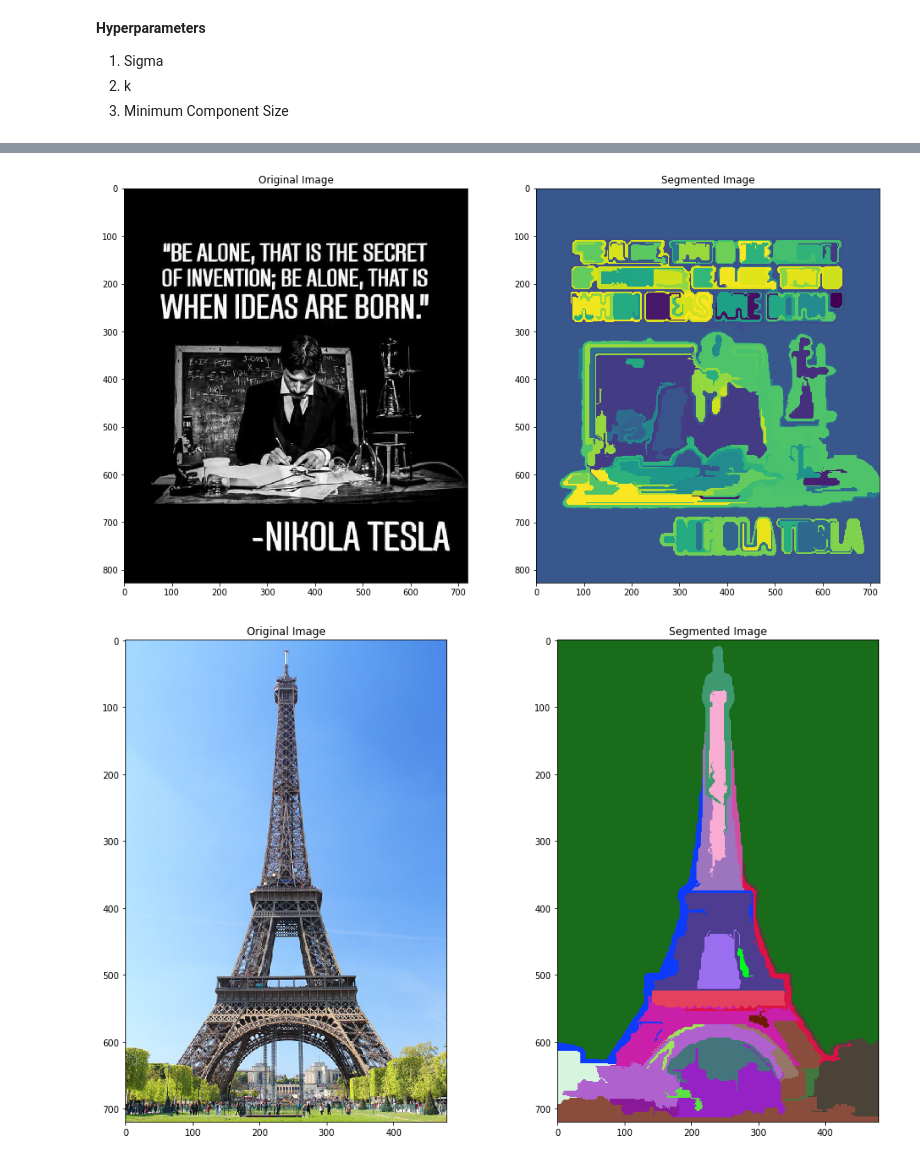
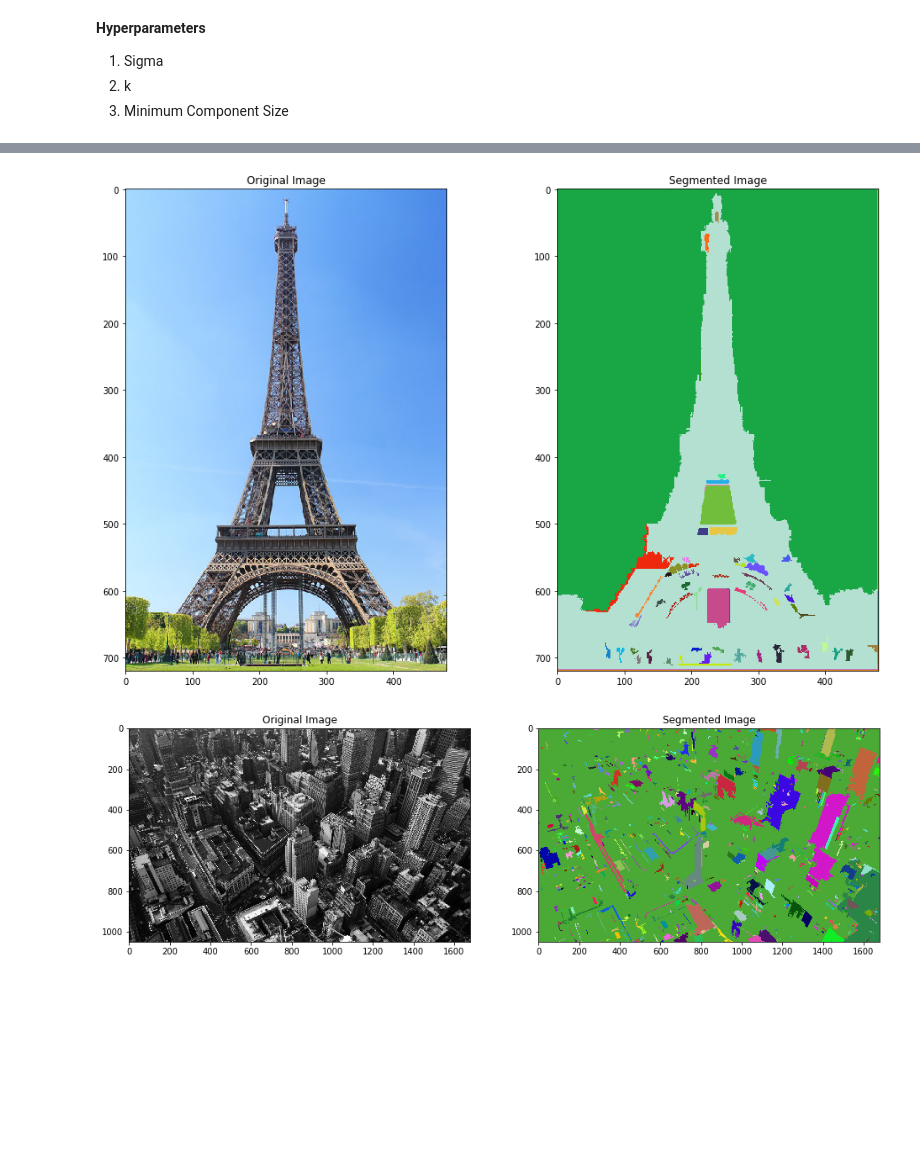
Before and after one commit to SouBanerjee/ImageSegmentation, a Jupyter notebook: ImageSegmentation.ipynb, the cells around one changed output, grey strips where cells are left out. Drawn from its saved outputs; the diff is of its cells as text; code cells hidden in the pictures; blank space fills up the shorter version.

```diff
--- a/ImageSegmentation.ipynb
+++ b/ImageSegmentation.ipynb
@@ -205,8 +294,8 @@ run('Data/krishna.jpg', 7, 1500, 250)
-# %%
-run('Data/tesla_gray.jpg', 4, 1500, 350)
-# %% [output]
-[figure, removed]
 # %%
-run('Data/paris.jpg', 3, 1700, 350)
+run('Data/paris.jpg', 0.8, 300, 50)
 # %% [output]
-[figure, old version]
+[figure, new version]
+# %%
+run('Data/wallpaper.jpg', 0.5, 300, 50)
+# %% [output]
+[figure, added]
```
Also changed, not shown: parts of 27 cells of this notebook, 1 other file.
